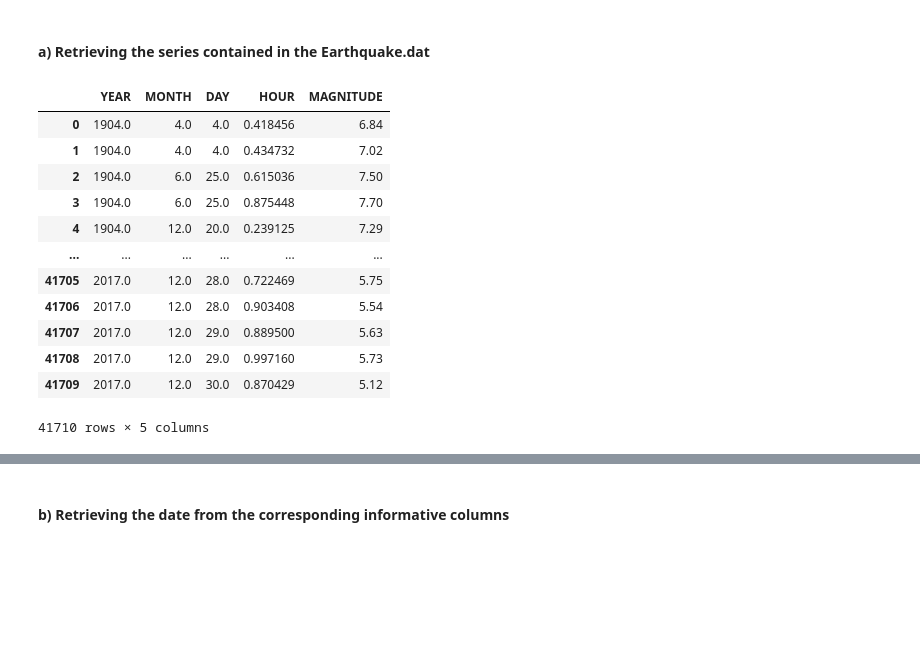
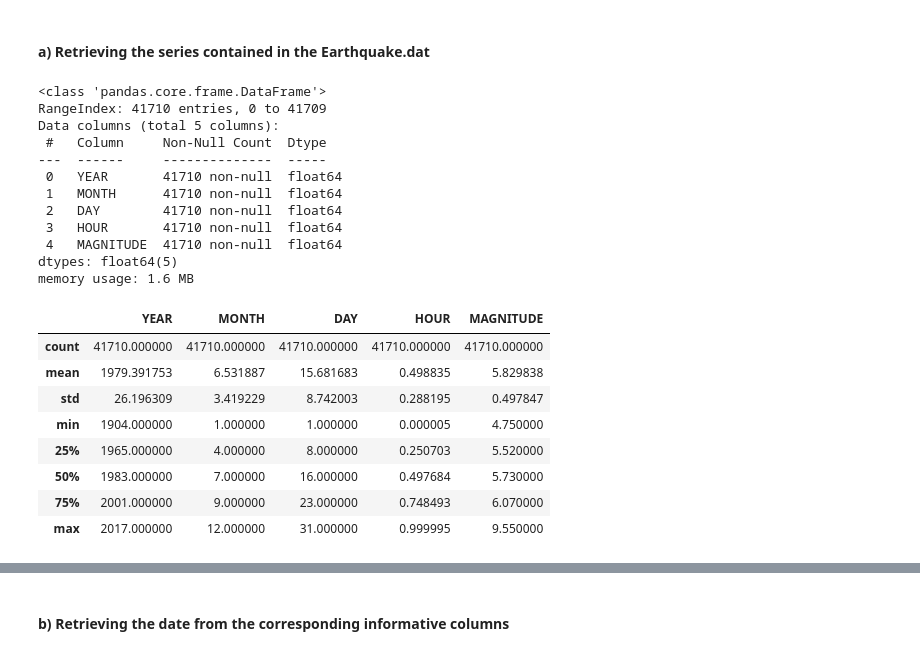
Before and after one commit to elchingurban/earthquake_data_analysis, a Jupyter notebook: earthquake.ipynb, the cells around one changed output, grey strips where cells are left out. Saved outputs shown, nothing was run; the diff lists cells and outputs as text; code cells hidden in the pictures; blank space fills up the shorter version.

```diff
--- a/earthquake.ipynb
+++ b/earthquake.ipynb
@@ -15,18 +17,29 @@ file ='EARTHQUAKE.dat'
 columns = ["YEAR", "MONTH", "DAY", "HOUR", "MAGNITUDE"]
 df = pd.read_csv(file, delim_whitespace = True, header = None, names = columns)
 # %%
-df
+df.info()
 # %% [output]
-|  | YEAR | MONTH | DAY | HOUR | MAGNITUDE |
-| 0 | 1904.0 | 4.0 | 4.0 | 0.418456 | 6.84 |
-| 1 | 1904.0 | 4.0 | 4.0 | 0.434732 | 7.02 |
-| 2 | 1904.0 | 6.0 | 25.0 | 0.615036 | 7.50 |
-| 3 | 1904.0 | 6.0 | 25.0 | 0.875448 | 7.70 |
-| 4 | 1904.0 | 12.0 | 20.0 | 0.239125 | 7.29 |
-| ... | ... | ... | ... | ... | ... |
-| 41705 | 2017.0 | 12.0 | 28.0 | 0.722469 | 5.75 |
-| 41706 | 2017.0 | 12.0 | 28.0 | 0.903408 | 5.54 |
-| 41707 | 2017.0 | 12.0 | 29.0 | 0.889500 | 5.63 |
-| 41708 | 2017.0 | 12.0 | 29.0 | 0.997160 | 5.73 |
-| 41709 | 2017.0 | 12.0 | 30.0 | 0.870429 | 5.12 |
-41710 rows × 5 columns
+<class 'pandas.core.frame.DataFrame'>
+RangeIndex: 41710 entries, 0 to 41709
+Data columns (total 5 columns):
+ #   Column     Non-Null Count  Dtype
+---  ------     --------------  -----
+ 0   YEAR       41710 non-null  float64
+ 1   MONTH      41710 non-null  float64
+ 2   DAY        41710 non-null  float64
+ 3   HOUR       41710 non-null  float64
+ 4   MAGNITUDE  41710 non-null  float64
+dtypes: float64(5)
+memory usage: 1.6 MB
+# %%
+df.describe()
+# %% [output]
+|  | YEAR | MONTH | DAY | HOUR | MAGNITUDE |
+| count | 41710.000000 | 41710.000000 | 41710.000000 | 41710.000000 | 41710.000000 |
+| mean | 1979.391753 | 6.531887 | 15.681683 | 0.498835 | 5.829838 |
+| std | 26.196309 | 3.419229 | 8.742003 | 0.288195 | 0.497847 |
+| min | 1904.000000 | 1.000000 | 1.000000 | 0.000005 | 4.750000 |
+| 25% | 1965.000000 | 4.000000 | 8.000000 | 0.250703 | 5.520000 |
+| 50% | 1983.000000 | 7.000000 | 16.000000 | 0.497684 | 5.730000 |
+| 75% | 2001.000000 | 9.000000 | 23.000000 | 0.748493 | 6.070000 |
+| max | 2017.000000 | 12.000000 | 31.000000 | 0.999995 | 9.550000 |
```
Also changed, not shown: parts of 26 cells of this notebook.
